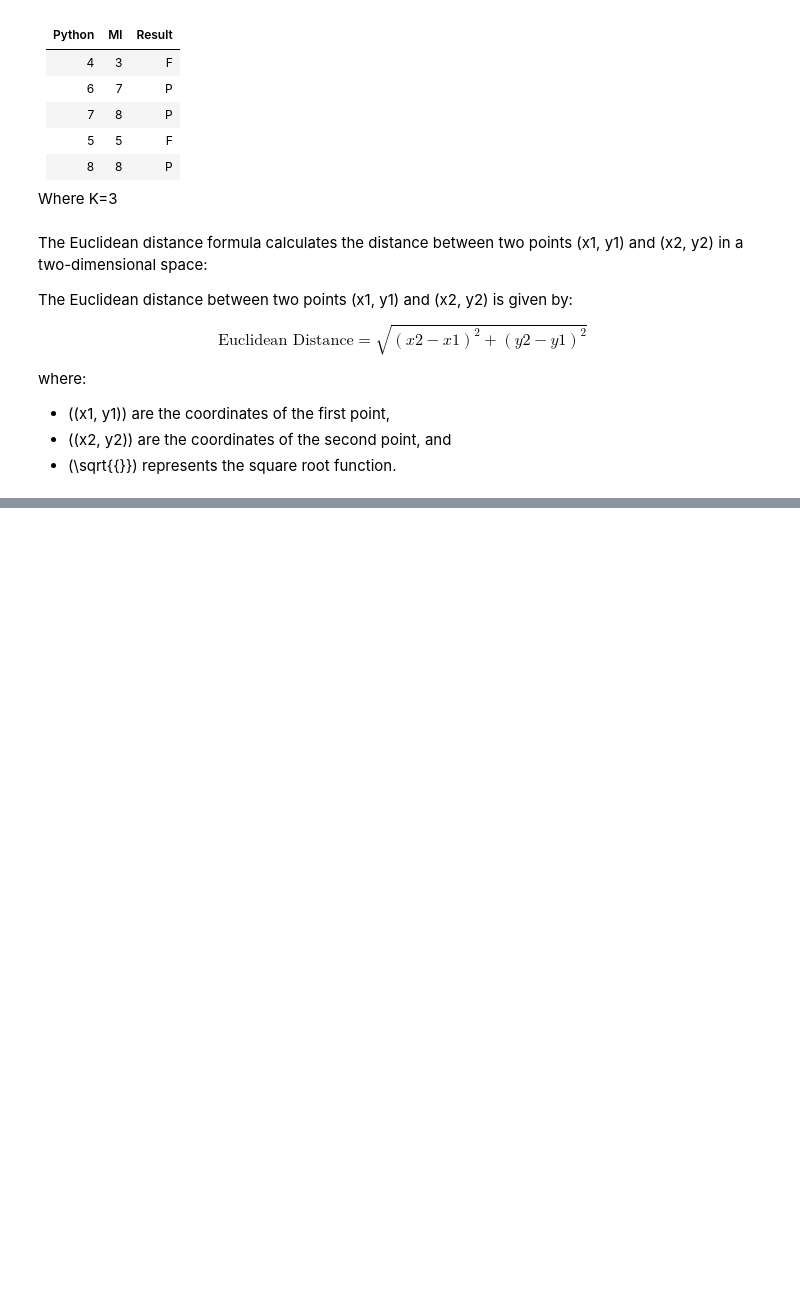
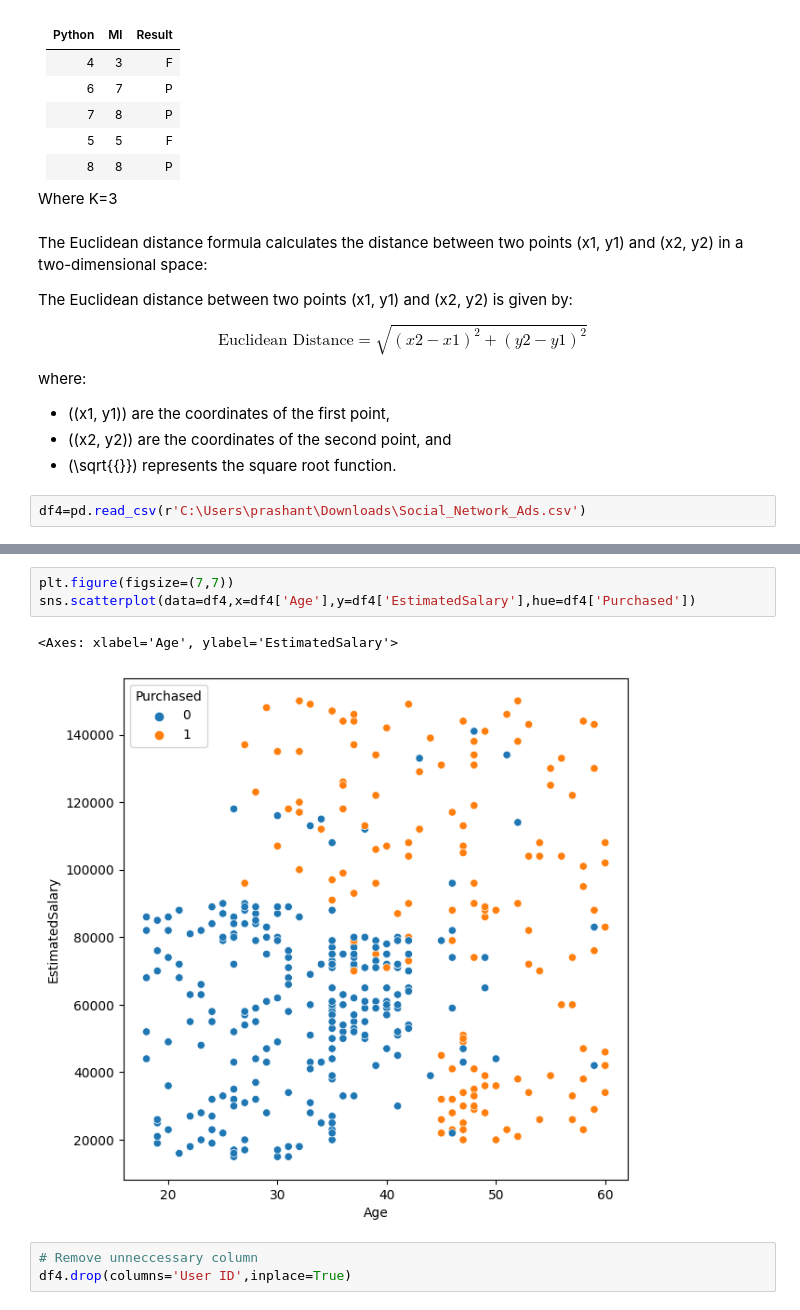
Before and after one commit to Dhanesh20/Python, a Jupyter notebook: maam lecture.ipynb, the cells around one changed output, grey strips where cells are left out. Saved outputs shown, nothing was run; the diff lists cells and outputs as text; blank space fills up the shorter version.

```diff
--- a/maam lecture.ipynb
+++ b/maam lecture.ipynb
@@ -998,3 +998,5 @@ where:
 - \((x1, y1)\) are the coordinates of the first point,
 - \((x2, y2)\) are the coordinates of the second point, and
 - \(\sqrt{{}}\) represents the square root function.
+# %%
+df4=pd.read_csv(r'C:\Users\prashant\Downloads\Social_Network_Ads.csv')
@@ -1000,0 +1036,9 @@ where:
+# %%
+plt.figure(figsize=(7,7))
+sns.scatterplot(data=df4,x=df4['Age'],y=df4['EstimatedSalary'],hue=df4['Purchased'])
+# %% [output]
+<Axes: xlabel='Age', ylabel='EstimatedSalary'>
+[figure, added]
+# %%
+# Remove unneccessary column
+df4.drop(columns='User ID',inplace=True)
```
Also changed, not shown: parts of 87 cells of this notebook, 3 other files.
